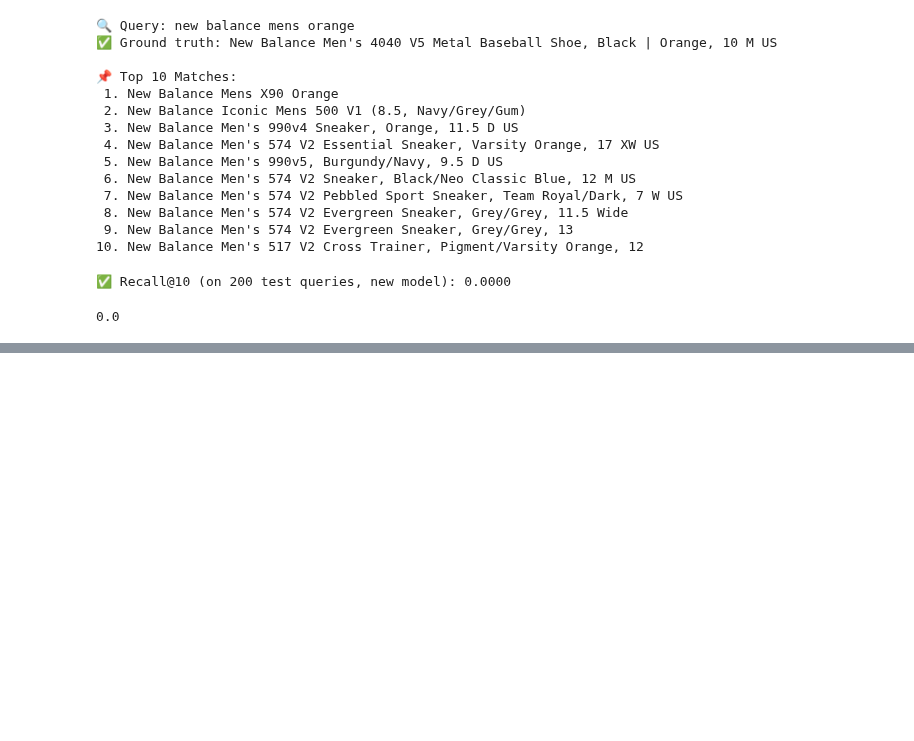
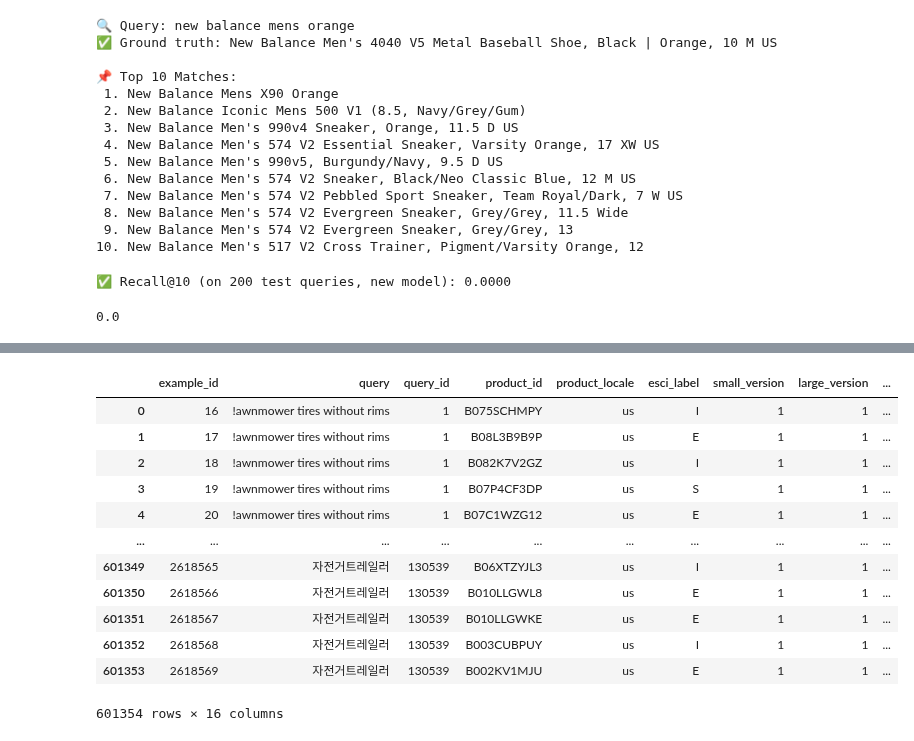
Before and after one commit to sarahpopeck/CS6220, a Jupyter notebook: twoTowers.ipynb, the cells around one changed output, grey strips where cells are left out. Cells and saved outputs as stored; diff of their text form; code cells hidden in the pictures; blank space fills up the shorter version.

```diff
--- a/twoTowers.ipynb
+++ b/twoTowers.ipynb
@@ -544,0 +860,39 @@ for rank, i in enumerate(top_k_idx[0], 1):
+# %%
+
+
+# === Load fine-tuned model ===
+model = SentenceTransformer("saved_models/two_tower_softmaxloss_25k_cleaned")
+
+# === Load full product pool data and embeddings ===
+df_products = pd.read_csv("data/processed_small_cleaned.csv")  # full cleaned product pool
+npz = np.load("data/saved_embeddings/product_embeddings_softmax_fullpool.npz", allow_pickle=True)
+all_product_ids = npz["product_ids"]
+all_product_vecs = npz["embeddings"]
+
+# === Normalize for FAISS inner product search ===
+faiss.normalize_L2(all_product_vecs)
+
+# === Build FAISS index ===
+index = faiss.IndexFlatIP(all_product_vecs.shape[1])
+index.add(all_product_vecs)
+
+# === Encode and normalize the query ===
+query = "new balance mens orange"
+query_vec = model.encode([query], convert_to_numpy=True)
+faiss.normalize_L2(query_vec)
+
+# === Search top 10 ===
+_, top_k_idx = index.search(query_vec, k=50)
+top_k_ids = [all_product_ids[i] for i in top_k_idx[0]]
+
+# === Show top 10 products ===
+print(f"\n🔍 Query: {query}\n📈 Top 10 Retrieved Products:\n")
+
+for rank, pid in enumerate(top_k_ids, 1):
+    match = df_products[df_products["product_id"] == pid]
+    if not match.empty:
+        title = match.iloc[0]["product_title"]
+        print(f"🔹 Rank {rank}")
+        print(f"Product ID: {pid}")
+        print(f"Title     : {title}")
+        print("—" * 60)
@@ -544,0 +956,16 @@ for rank, i in enumerate(top_k_idx[0], 1):
+# %%
+df_products
+# %% [output]
+|  | example_id | query | query_id | product_id | product_locale | esci_label | small_version | large_version | ... |
+| 0 | 16 | !awnmower tires without rims | 1 | B075SCHMPY | us | I | 1 | 1 | ... |
+| 1 | 17 | !awnmower tires without rims | 1 | B08L3B9B9P | us | E | 1 | 1 | ... |
+| 2 | 18 | !awnmower tires without rims | 1 | B082K7V2GZ | us | I | 1 | 1 | ... |
+| 3 | 19 | !awnmower tires without rims | 1 | B07P4CF3DP | us | S | 1 | 1 | ... |
+| 4 | 20 | !awnmower tires without rims | 1 | B07C1WZG12 | us | E | 1 | 1 | ... |
+| ... | ... | ... | ... | ... | ... | ... | ... | ... | ... |
+| 601349 | 2618565 | 자전거트레일러 | 130539 | B06XTZYJL3 | us | I | 1 | 1 | ... |
+| 601350 | 2618566 | 자전거트레일러 | 130539 | B010LLGWL8 | us | E | 1 | 1 | ... |
+| 601351 | 2618567 | 자전거트레일러 | 130539 | B010LLGWKE | us | E | 1 | 1 | ... |
+| 601352 | 2618568 | 자전거트레일러 | 130539 | B003CUBPUY | us | I | 1 | 1 | ... |
+| 601353 | 2618569 | 자전거트레일러 | 130539 | B002KV1MJU | us | E | 1 | 1 | ... |
+601354 rows × 16 columns
```
Also changed, not shown: parts of 55 cells of this notebook, 3 other files.
